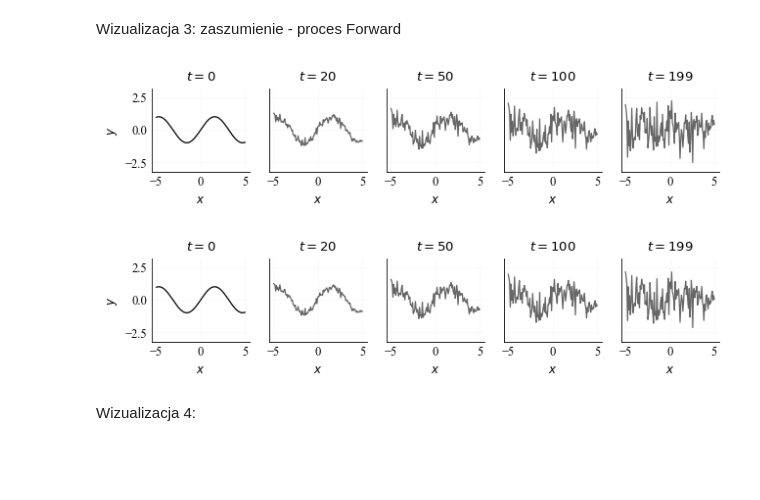
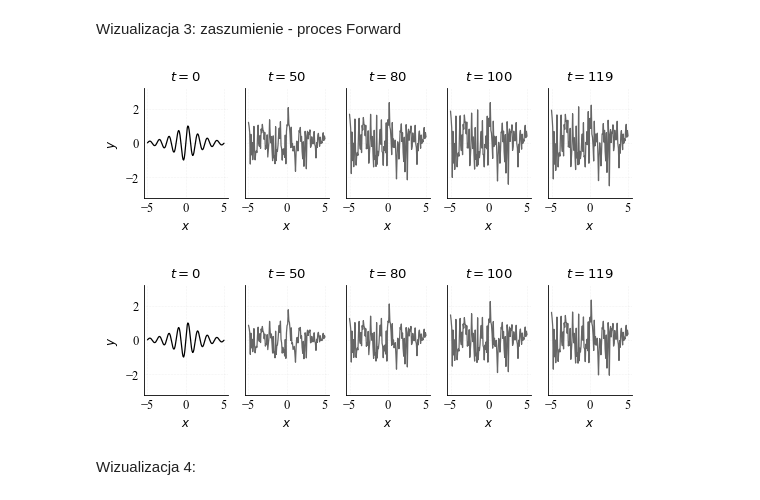
Before and after one commit to klaudiewicz/PRACA-MAGISTERSKA-Zastosowanie-modeli-dyfuzyjnych-do-stabilizacji-wykresow-funkcji, a Jupyter notebook: notebooks/tworzenie_wizualizacji.ipynb, the cells around one changed output. Cells and saved outputs as stored; diff of their text form; code cells hidden in the pictures; blank space fills up the shorter version.

```diff
--- a/notebooks/tworzenie_wizualizacji.ipynb
+++ b/notebooks/tworzenie_wizualizacji.ipynb
@@ -262,89 +262,71 @@ with plt.rc_context(thesis_rc):
 # %% [markdown]
 Wizualizacja 3: zaszumienie - proces Forward
 # %%
-import numpy as np
-import torch
-import matplotlib.pyplot as plt
-import os
+target_T = 120
+timesteps_to_show = [0, 50, 80, 100, 119]
+_, y_clean = mf.get_function('damped_oscillator')
+y_clean_tensor = torch.tensor(y_clean, dtype=torch.float32)
 
-target_T = 200
-timesteps_to_show = [0, 20, 50, 100, 199]
-
-betas = get_beta_schedule_local('cosine', n_T=target_T)
-alphas = 1. - betas
-alphas_bar = np.cumprod(alphas)
-
-_, y_clean = mf.get_function('sin')
-y_clean_tensor = torch.tensor(y_clean, dtype=torch.float32)
+s = 0.008
+steps = np.arange(target_T + 1)
+f_t = np.cos(((steps / target_T) + s) / (1 + s) * np.pi / 2) ** 2
+alphas_bar_cos = f_t / f_t[0]
+betas_cosine = 1 - (alphas_bar_cos[1:] / alphas_bar_cos[:-1])
+betas_cosine = np.clip(betas_cosine, a_min=0, a_max=0.999)
+alphas_bar_cos_clean = np.cumprod(1. - betas_cosine)
 
 torch.manual_seed(42)
 noise = torch.randn_like(y_clean_tensor)
 
 with plt.rc_context(thesis_rc):
     fig, axes = plt.subplots(1, 5, figsize=(16 / 2.54, 3.6 / 2.54), sharex=True, sharey=True)
-
     for i, t in enumerate(timesteps_to_show):
         if t == 0:
             x_t = y_clean_tensor
         else:
-            a_bar = alphas_bar[t]
+            a_bar = alphas_bar_cos_clean[t]
             x_t = np.sqrt(a_bar) * y_clean_tensor + np.sqrt(1 - a_bar) * noise
-
         axes[i].plot(x_vals, x_t.numpy(), color='#000000' if t==0 else '#666666', linewidth=0.9)
         axes[i].set_title(f"$t = {t}$", fontsize=9.5)
         axes[i].set_ylim(-3.2, 3.2)
         axes[i].set_xlabel("$x$", fontsize=8.5)
-
-        if i == 0:
-            axes[i].set_ylabel("$y$", fontsize=8.5)
-
+        if i == 0: axes[i].set_ylabel("$y$", fontsize=8.5)
         axes[i].spines['top'].set_visible(False)
         axes[i].spines['right'].set_visible(False)
         axes[i].grid(True, linestyle=':', alpha=0.5)
 
-    plt.subplots_adjust(left=0.06, right=0.98, bottom=0.22, top=0.82, wspace=0.20)
-    save_path = "../images/visualisations/cosine_forward.png"
-    os.makedirs(os.path.dirname(save_path), exist_ok=True)
-    plt.savefig(save_path, dpi=300, bbox_inches='tight')
+    plt.savefig("../images/visualisations/cosine_forward.png", dpi=300, bbox_inches='tight')
     plt.show()
 
-betas = get_beta_schedule_local('linear', n_T=target_T)
-alphas = 1. - betas
-alphas_bar = np.cumprod(alphas)
+
+betas_linear = np.linspace(1e-4, 0.02, target_T)
+alphas_bar_lin_clean = np.cumprod(1. - betas_linear)
 
 torch.manual_seed(42)
 noise = torch.randn_like(y_clean_tensor)
 
 with plt.rc_context(thesis_rc):
     fig, axes = plt.subplots(1, 5, figsize=(16 / 2.54, 3.6 / 2.54), sharex=True, sharey=True)
-
     for i, t in enumerate(timesteps_to_show):
         if t == 0:
             x_t = y_clean_tensor
         else:
-            a_bar = alphas_bar[t]
+            a_bar = alphas_bar_lin_clean[t]
             x_t = np.sqrt(a_bar) * y_clean_tensor + np.sqrt(1 - a_bar) * noise
-
         axes[i].plot(x_vals, x_t.numpy(), color='#000000' if t==0 else '#666666', linewidth=0.9)
         axes[i].set_title(f"$t = {t}$", fontsize=9.5)
         axes[i].set_ylim(-3.2, 3.2)
         axes[i].set_xlabel("$x$", fontsize=8.5)
-
-        if i == 0:
-            axes[i].set_ylabel("$y$", fontsize=8.5)
-
+        if i == 0: axes[i].set_ylabel("$y$", fontsize=8.5)
         axes[i].spines['top'].set_visible(False)
         axes[i].spines['right'].set_visible(False)
         axes[i].grid(True, linestyle=':', alpha=0.5)
 
-    plt.subplots_adjust(left=0.06, right=0.98, bottom=0.22, top=0.82, wspace=0.20)
-    save_path = "../images/visualisations/linear_forward.png"
-    os.makedirs(os.path.dirname(save_path), exist_ok=True)
-    plt.savefig(save_path, dpi=300, bbox_inches='tight')
+    plt.savefig("../images/visualisations/linear_forward.png", dpi=300, bbox_inches='tight')
     plt.show()
 # %% [output]
-[figure, old version]
+[figure, new version]
-[figure, old version]
+[figure, new version]
 # %% [markdown]
 Wizualizacja 4:
 # %%
```
Also changed, not shown: parts of 13 cells of this notebook, 5 other files.
